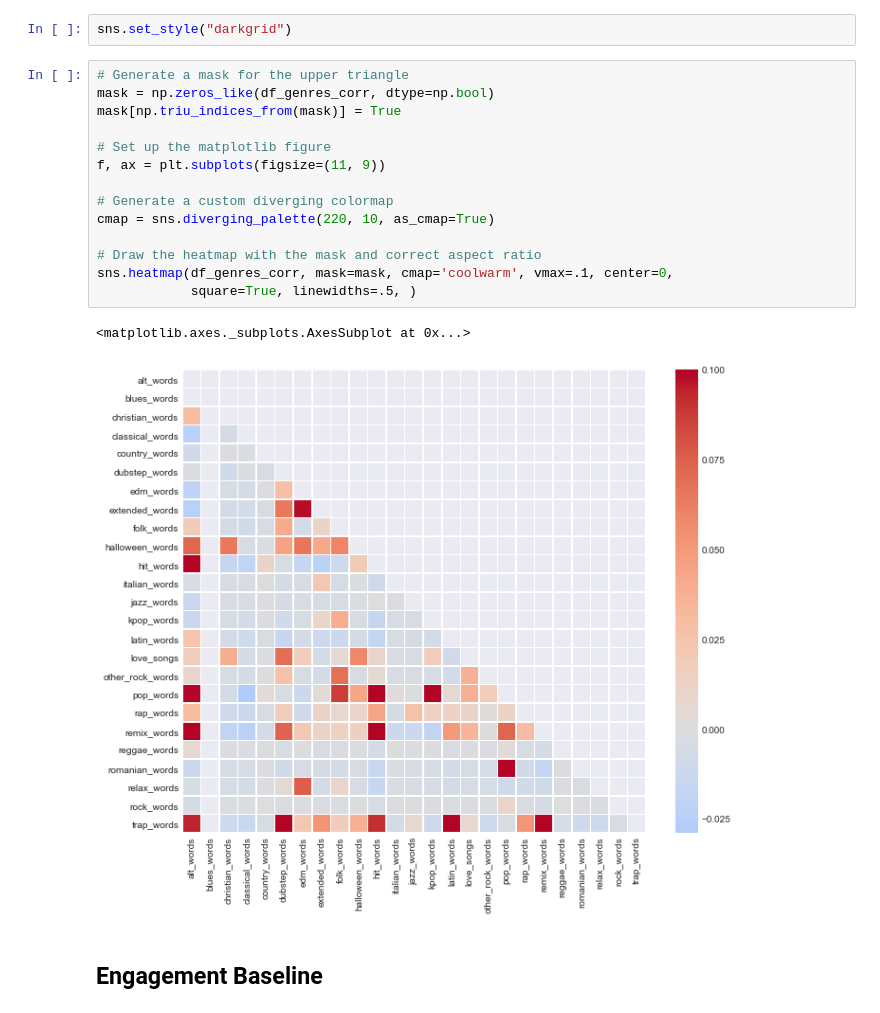
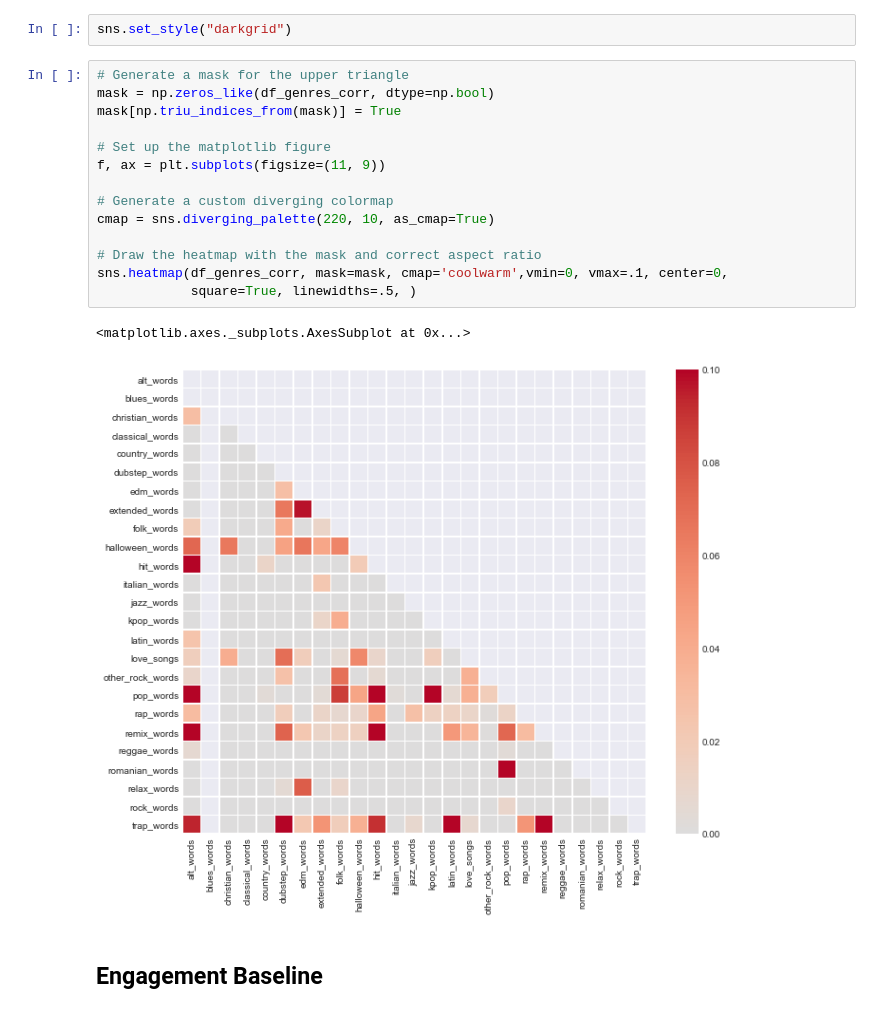
Before and after one commit to conorbarryhoke/Capstone, a Jupyter notebook: Feature_Engineering_Dedicated.ipynb, the cells around one changed output. Drawn from its saved outputs; the diff is of its cells as text.

```diff
--- a/Feature_Engineering_Dedicated.ipynb
+++ b/Feature_Engineering_Dedicated.ipynb
@@ -586,20 +586,20 @@ sns.set_style("darkgrid")
 # %%
 # Generate a mask for the upper triangle
 mask = np.zeros_like(df_genres_corr, dtype=np.bool)
 mask[np.triu_indices_from(mask)] = True
 
 # Set up the matplotlib figure
 f, ax = plt.subplots(figsize=(11, 9))
 
 # Generate a custom diverging colormap
 cmap = sns.diverging_palette(220, 10, as_cmap=True)
 
 # Draw the heatmap with the mask and correct aspect ratio
-sns.heatmap(df_genres_corr, mask=mask, cmap='coolwarm', vmax=.1, center=0,
+sns.heatmap(df_genres_corr, mask=mask, cmap='coolwarm',vmin=0, vmax=.1, center=0,
             square=True, linewidths=.5, )
 # %% [output]
 <matplotlib.axes._subplots.AxesSubplot at 0x...>
-[figure, old version]
+[figure, new version]
 # %% [markdown]
 ## Engagement Baseline
 # %% [markdown]
```
Also changed, not shown: 5 other files.
